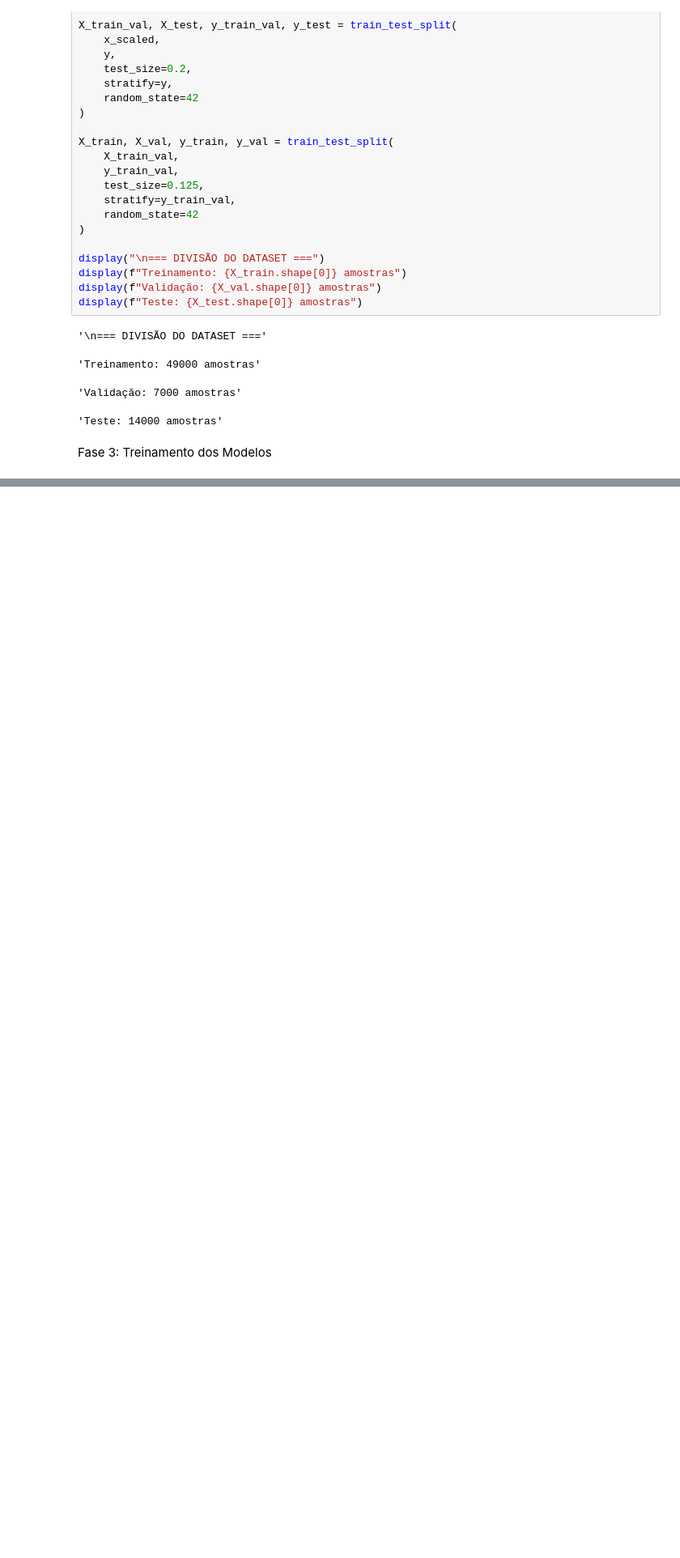
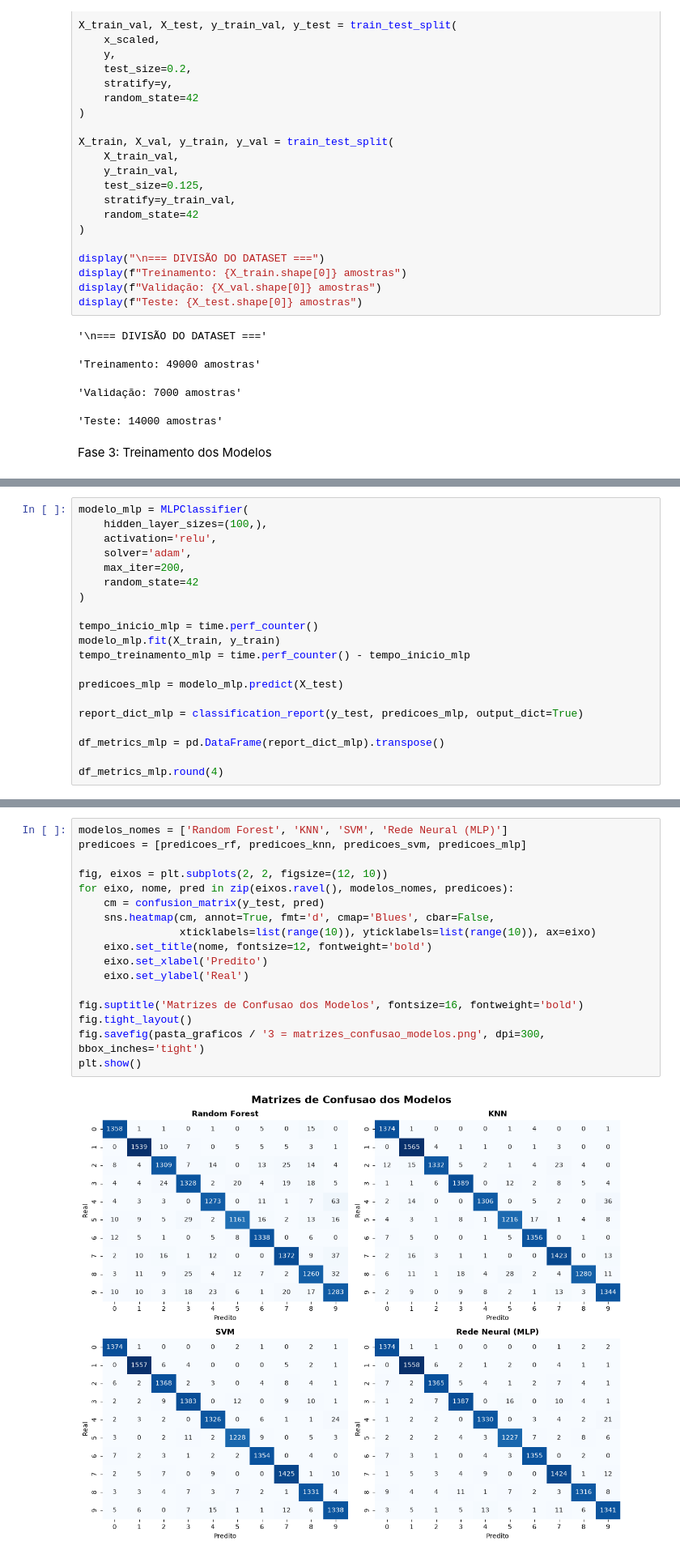
Before and after one commit to Carlos779-cloud/Modulo-02-MniProjeto, a Jupyter notebook: main.ipynb, the cells around one changed output, grey strips where cells are left out. Shown at 81% size. Drawn from its saved outputs; the diff is of its cells as text; blank space fills up the shorter version.

```diff
--- a/main.ipynb
+++ b/main.ipynb
@@ -154,0 +278,20 @@ Fase 3: Treinamento dos Modelos
+# %%
+modelo_mlp = MLPClassifier(
+    hidden_layer_sizes=(100,),
+    activation='relu',
+    solver='adam',
+    max_iter=200,
+    random_state=42
+)
+
+tempo_inicio_mlp = time.perf_counter()
+modelo_mlp.fit(X_train, y_train)
+tempo_treinamento_mlp = time.perf_counter() - tempo_inicio_mlp
+
+predicoes_mlp = modelo_mlp.predict(X_test)
+
+report_dict_mlp = classification_report(y_test, predicoes_mlp, output_dict=True)
+
+df_metrics_mlp = pd.DataFrame(report_dict_mlp).transpose()
+
+df_metrics_mlp.round(4)
@@ -154,0 +315,19 @@ Fase 3: Treinamento dos Modelos
+# %%
+modelos_nomes = ['Random Forest', 'KNN', 'SVM', 'Rede Neural (MLP)']
+predicoes = [predicoes_rf, predicoes_knn, predicoes_svm, predicoes_mlp]
+
+fig, eixos = plt.subplots(2, 2, figsize=(12, 10))
+for eixo, nome, pred in zip(eixos.ravel(), modelos_nomes, predicoes):
+    cm = confusion_matrix(y_test, pred)
+    sns.heatmap(cm, annot=True, fmt='d', cmap='Blues', cbar=False,
+                xticklabels=list(range(10)), yticklabels=list(range(10)), ax=eixo)
+    eixo.set_title(nome, fontsize=12, fontweight='bold')
+    eixo.set_xlabel('Predito')
+    eixo.set_ylabel('Real')
+
+fig.suptitle('Matrizes de Confusao dos Modelos', fontsize=16, fontweight='bold')
+fig.tight_layout()
+fig.savefig(pasta_graficos / '3 = matrizes_confusao_modelos.png', dpi=300, bbox_inches='tight')
+plt.show()
+# %% [output]
+[figure, added]
```
Also changed, not shown: parts of 14 cells of this notebook, 5 other files.
